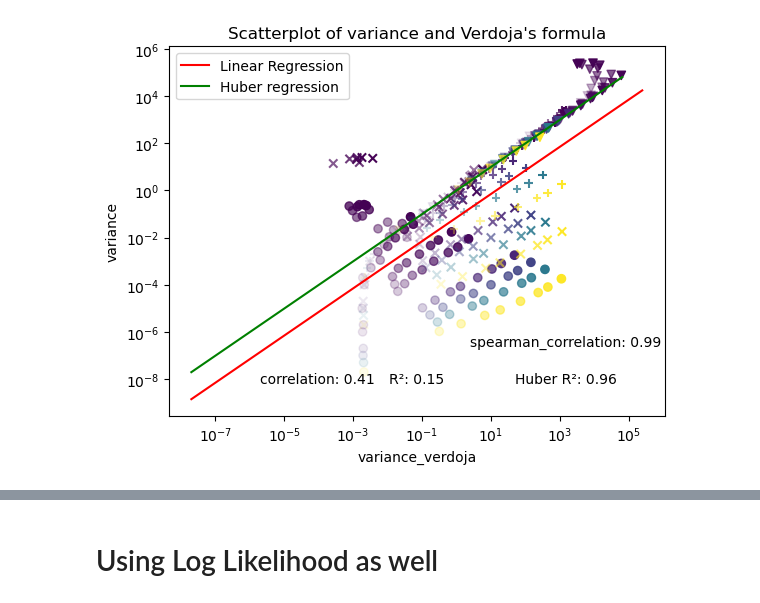
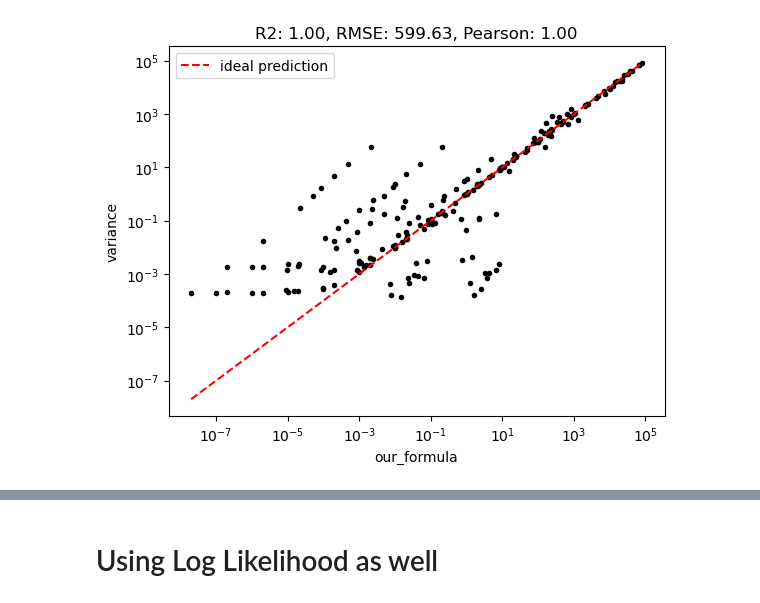
Before and after one commit to LeonardoAlchieri/MCDropoutHyperparameterAnalysis, a Jupyter notebook: notebooks/plotting_shit.ipynb, the cells around one changed output, grey strips where cells are left out. Saved outputs shown, nothing was run; the diff lists cells and outputs as text; code cells hidden in the pictures.

```diff
--- a/notebooks/plotting_shit.ipynb
+++ b/notebooks/plotting_shit.ipynb
@@ -3,2 +65,2 @@ import pandas as pd
 # %%
-regression_data = pd.read_csv("/Users/leonardoalchieri/Desktop/GIT/MCDropoutHyperparameterAnalysis/experiments/verdojas_equation/results.nosync/0d2ed26efe3ff2fdc5d51b26dd53a8ba/regression_data_with_equations_2.csv")
+regression_data_0_layers = pd.read_csv("/Users/leonardoalchieri/Desktop/GIT/MCDropoutHyperparameterAnalysis/experiments/verdojas_equation/results.nosync/0_layer_final/regression_data_with_equations_test.csv")
@@ -132,64 +67,4 @@ plt.show()
-# %%
-import numpy as np
-# make a scatterplot with x axis variance_verdoja and y axis our_formula
-import matplotlib.pyplot as plt
-symbols = ['o', 'x', '+', 'v', '^', '<', '>', 's', 'd', 'h', 'p', 'P', '*', 'X', '|', '_']
-scatter_symbols = [(symbols[i], val) for i, val in enumerate(regression_data['y_mean'].unique())]
-for i, (symbol, y_mean) in enumerate(scatter_symbols):
-    data_to_plot = regression_data[regression_data['y_mean'] == y_mean]
-    alphas = np.arange(0.1, 1, 1/len(data_to_plot['p'].unique()))
-    for alpha, p in zip(alphas, data_to_plot['p'].unique()):
-        data_to_plot_p = data_to_plot[data_to_plot['p'] == p]
-        plt.scatter(data_to_plot_p['variance'],
-                    data_to_plot_p['variance_verdoja'],
-                    c=data_to_plot_p['K'],
-                    marker=symbol,
-                    alpha=alpha)
-plt.xlabel('variance_verdoja')
-plt.ylabel('variance')
-plt.title('Scatterplot of variance and variance_verdoja')
-# make axis log
-plt.xscale('log')
-plt.yscale('log')
-
-# calculate correlation
-correlation = regression_data['variance_verdoja'].corr(regression_data['variance'])
-
-from sklearn.linear_model import LinearRegression
-X = regression_data['variance_verdoja'].values.reshape(-1, 1)
-y = regression_data['variance'].values
-reg = LinearRegression(fit_intercept=False).fit(X, y)
-# sort X
-X = X.reshape(-1)
-sorting_order = np.argsort(X)
-X = X[sorting_order]
-y = y[sorting_order]
-plt.plot(X, reg.predict(X.reshape(-1, 1)), color='red',  label='Linear Regression')
-# print R^2
-plt.text(0.5, 0.1, ('R²: %.2f' % (reg.score(X.reshape(-1, 1), y))), ha='center', va='center', transform=plt.gca().transAxes)
-
-from sklearn.linear_model import HuberRegressor
-X = regression_data['our_formula'].values.reshape(-1, 1)
-y = regression_data['variance'].values
-reg = HuberRegressor(fit_intercept=False).fit(X, y)
-# sort X
-X = X.reshape(-1)
-sorting_order = np.argsort(X)
-X = X[sorting_order]
-y = y[sorting_order]
-plt.plot(X, reg.predict(X.reshape(-1, 1)), color='green', label='Huber regression')
-# print R^2
-plt.text(0.8, 0.1, ('Huber R²: %.2f' % (reg.score(X.reshape(-1, 1), y))), ha='center', va='center', transform=plt.gca().transAxes)
-
-plt.text(0.3, 0.1, ('correlation: %.2f' % (correlation)), ha='center', va='center', transform=plt.gca().transAxes)
-spearman_correlation = regression_data['our_formula'].corr(regression_data['variance_verdoja'], method='spearman')
-plt.text(0.8, 0.2, ('spearman_correlation: %.2f' % (spearman_correlation)), ha='center', va='center', transform=plt.gca().transAxes)
-
-plt.legend()
-# plt.ylim(0, 10000)
-# plt.xlim(0, 10000)
-plt.title("Scatterplot of variance and Verdoja's formula")
-plt.savefig('symbolic_regression_verdoja/scatterplot_variance_variance_verdoja.pdf', bbox_inches='tight')
-plt.show()
-# %% [output]
-[figure, removed]
+# %%
+scatter_uncertainty(regression_data_0_layers, 'our_formula', 'variance', "0 Layer NN")
+# %% [output]
+[figure, added]
```
Also changed, not shown: parts of 19 cells of this notebook, 17 other files.
